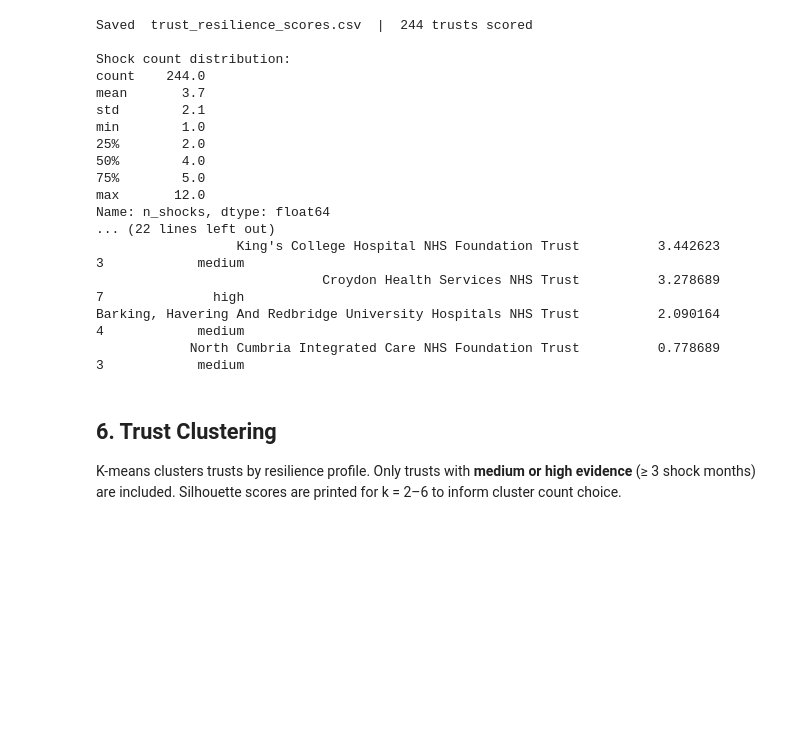
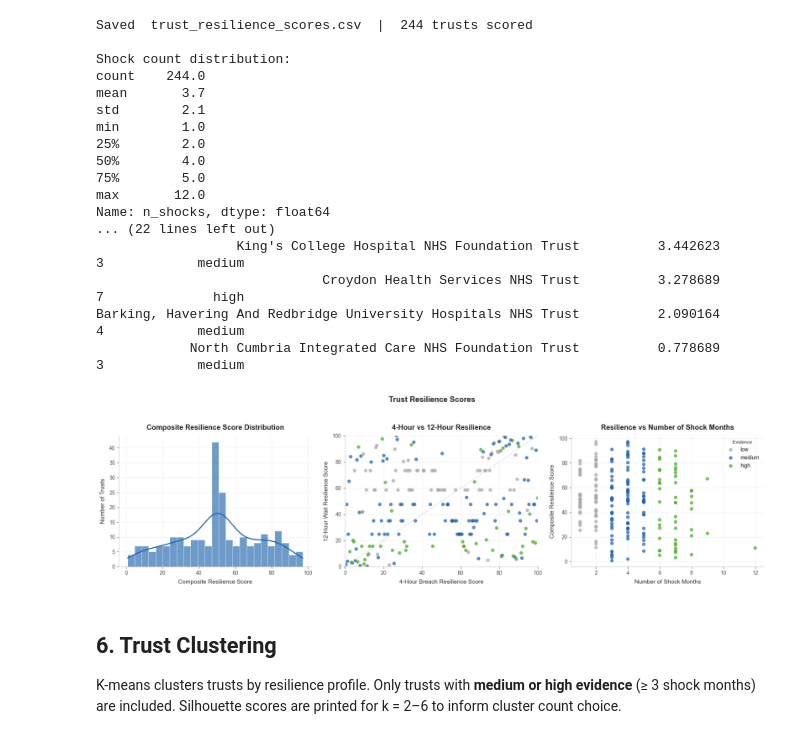
Before and after one commit to Maglehoj/42578-Project, a Jupyter notebook: full_preliminary_analysis.ipynb, the cells around one changed output. Cells and saved outputs as stored; diff of their text form; code cells hidden in the pictures; blank space fills up the shorter version.

```diff
--- a/full_preliminary_analysis.ipynb
+++ b/full_preliminary_analysis.ipynb
@@ -633,34 +638,35 @@ for ev in ["low", "medium", "high"]:
         ax.scatter(
             grp["breach_resilience_score"], grp["wait_12hr_resilience_score"],
             color=EVIDENCE_PALETTE[ev], alpha=0.75,
             edgecolors="none", s=35, label=ev,
         )
 # 45-degree reference line (equal resilience on both dimensions)
 ax.plot([0, 100], [0, 100], color=C_GRAY, linewidth=0.9, linestyle="--", alpha=0.5)
 ax.set_title("4-Hour vs 12-Hour Resilience")
 ax.set_xlabel("4-Hour Breach Resilience Score")
 ax.set_ylabel("12-Hour Wait Resilience Score")
 ax.set_xlim(0, 100)
 ax.set_ylim(0, 100)
-ax.legend(title="Evidence", title_fontsize=8)
 
 # ── Resilience vs shock count, coloured by evidence ──
 ax = axes[2]
 for ev in ["low", "medium", "high"]:
     grp = trust_res[trust_res["evidence_strength"].astype(str) == ev]
     if len(grp):
         ax.scatter(
             grp["n_shocks"], grp["resilience_score"],
             color=EVIDENCE_PALETTE[ev], alpha=0.75,
             edgecolors="none", s=35, label=ev,
         )
 ax.set_title("Resilience vs Number of Shock Months")
 ax.set_xlabel("Number of Shock Months")
 ax.set_ylabel("Composite Resilience Score")
 ax.legend(title="Evidence", title_fontsize=8)
 
 fig.tight_layout()
 plt.show()
+# %% [output]
+[figure, added]
 # %% [markdown]
 ## 6. Trust Clustering
 
```
Also changed, not shown: parts of 3 cells of this notebook.
